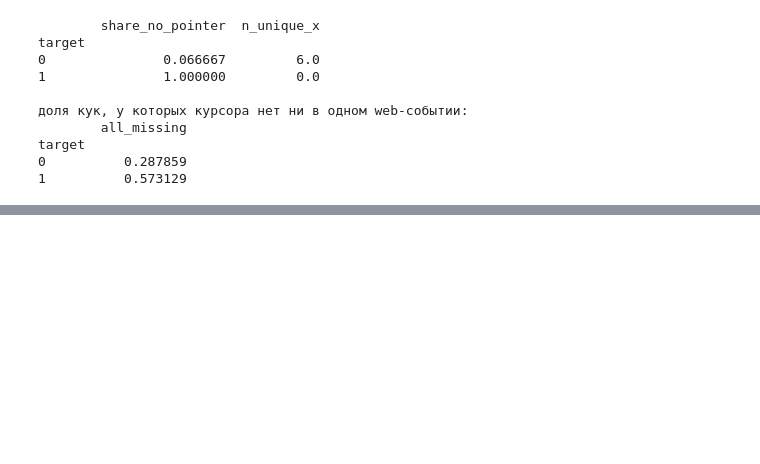
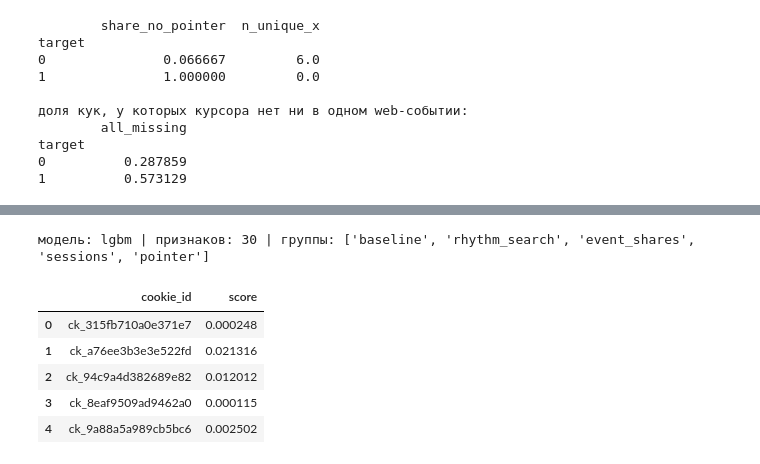
Before and after one commit to xloned/avito-bot-detection-challenge, a Jupyter notebook: solution.ipynb, the cells around one changed output, grey strips where cells are left out. Saved outputs shown, nothing was run; the diff lists cells and outputs as text; code cells hidden in the pictures; blank space fills up the shorter version.

```diff
--- a/solution.ipynb
+++ b/solution.ipynb
@@ -629,0 +733,24 @@ sub.head()
+# %%
+print('модель:', FINAL_KIND, '| признаков:', len(FINAL_COLS), '| группы:', FINAL_GROUPS)
+score = np.mean(Parallel(n_jobs=N_JOBS)(
+    delayed(fit_predict)(X_tr[FINAL_COLS], y_tr, X_te[FINAL_COLS], FINAL_KIND, seed) for seed in SEEDS
+), axis=0)
+
+sub = pd.DataFrame({'cookie_id': X_te.cookie_id, 'score': score})
+
+# проверки формата: каждая кука из test ровно один раз, score в [0, 1]
+assert len(sub) == len(test)
+assert sub.cookie_id.is_unique
+assert set(sub.cookie_id) == set(test.cookie_id)
+assert sub.score.between(0, 1).all()
+
+sub.to_csv('submission.csv', index=False)
+sub.head()
+# %% [output]
+модель: lgbm | признаков: 30 | группы: ['baseline', 'rhythm_search', 'event_shares', 'sessions', 'pointer']
+|  | cookie_id | score |
+| 0 | ck_315fb710a0e371e7 | 0.000248 |
+| 1 | ck_a76ee3b3e3e522fd | 0.021316 |
+| 2 | ck_94c9a4d382689e82 | 0.012012 |
+| 3 | ck_8eaf9509ad9462a0 | 0.000115 |
+| 4 | ck_9a88a5a989cb5bc6 | 0.002502 |
```
Also changed, not shown: parts of 30 cells of this notebook, 1 other file.
